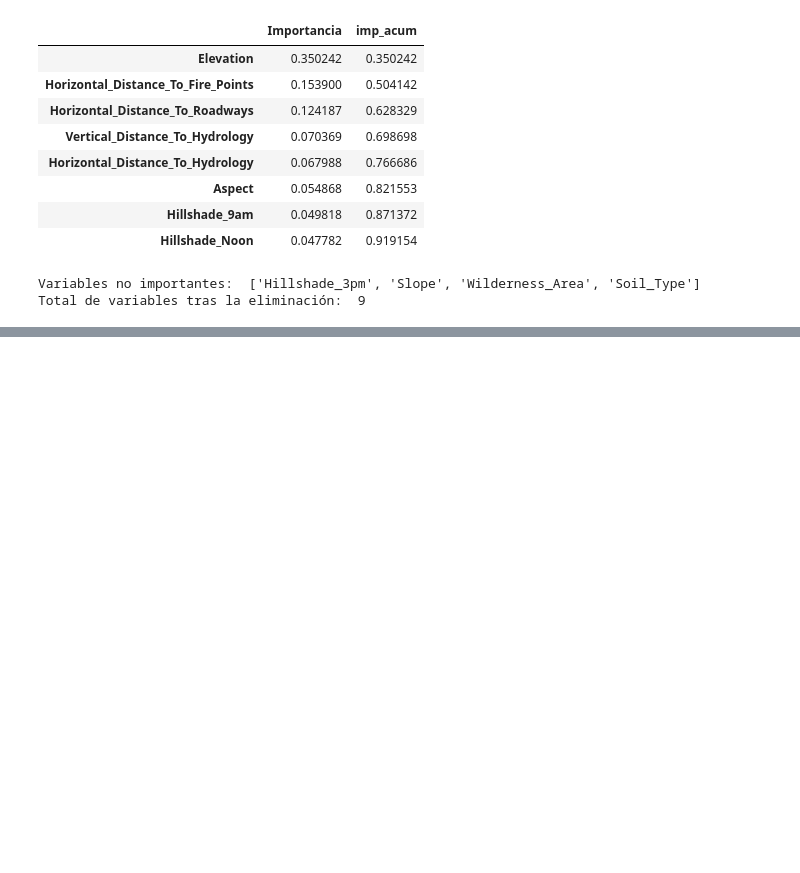
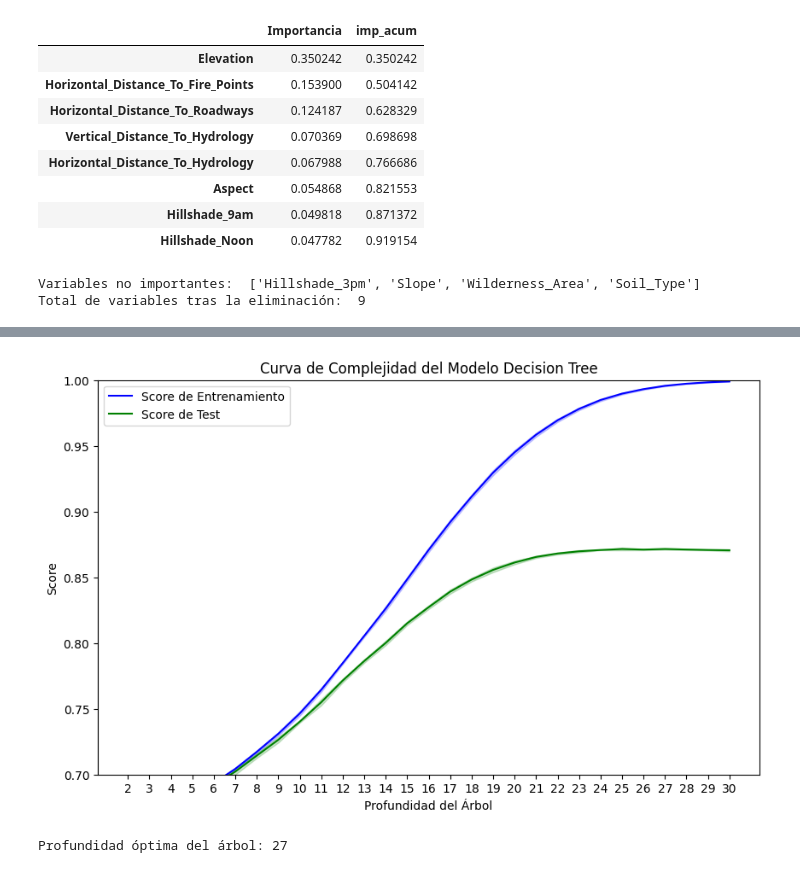
Before and after one commit to clauloro/Examen_eda, a Jupyter notebook: examen.ipynb, the cells around one changed output, grey strips where cells are left out. Saved outputs shown, nothing was run; the diff lists cells and outputs as text; code cells hidden in the pictures; blank space fills up the shorter version.

```diff
--- a/examen.ipynb
+++ b/examen.ipynb
@@ -207,0 +348,19 @@ df_bosque_f2.head()
+# %%
+from sklearn.tree import DecisionTreeClassifier
+
+# Entrenamiento del modelo Decision Tree Classifier
+dt = DecisionTreeClassifier(random_state=100)
+dt.fit(X_train, y_train)
+
+# Predicciones en el conjunto de test
+y_pred_dt = dt.predict(X_test)
+
+# Cálculo de métricas de evaluación
+accuracy_dt = accuracy_score(y_test, y_pred_dt)
+f1_dt = f1_score(y_test, y_pred_dt, average='weighted')
+classification_dt = classification_report(y_test, y_pred_dt, zero_division=0)
+
+# Mostrar las métricas
+print("Accuracy Decision Tree:", accuracy_dt)
+print("F1-score Decision Tree (average='weighted'):", f1_dt)
+print("Classification Report Decision Tree:\n", classification_dt)
@@ -207,0 +385,40 @@ df_bosque_f2.head()
+# %%
+from sklearn.model_selection import validation_curve
+
+# Definir rango de profundidades
+depth_range = range(2, 31)
+
+# Calcular la curva de complejidad
+train_scores, test_scores = validation_curve(
+    DecisionTreeClassifier(random_state=100), X_train, y_train,
+    param_name="max_depth", param_range=depth_range, cv=5,
+    scoring="accuracy", n_jobs=-1)
+
+# Calcular la media y desviación estándar de los scores de entrenamiento y test
+train_scores_mean = np.mean(train_scores, axis=1)
+train_scores_std = np.std(train_scores, axis=1)
+test_scores_mean = np.mean(test_scores, axis=1)
+test_scores_std = np.std(test_scores, axis=1)
+
+# Graficar la curva de complejidad
+plt.figure(figsize=(10, 6))
+plt.title("Curva de Complejidad del Modelo Decision Tree")
+plt.xlabel("Profundidad del Árbol")
+plt.ylabel("Score")
+plt.ylim(0.7, 1.0)
+plt.xticks(depth_range)
+plt.plot(depth_range, train_scores_mean, label="Score de Entrenamiento", color="b")
+plt.plot(depth_range, test_scores_mean, label="Score de Test", color="g")
+plt.fill_between(depth_range, train_scores_mean - train_scores_std,
+                 train_scores_mean + train_scores_std, alpha=0.2, color="b")
+plt.fill_between(depth_range, test_scores_mean - test_scores_std,
+                 test_scores_mean + test_scores_std, alpha=0.2, color="g")
+plt.legend(loc="best")
+plt.show()
+
+# Obtener la profundidad óptima
+optimal_depth = depth_range[np.argmax(test_scores_mean)]
+print("Profundidad óptima del árbol:", optimal_depth)
+# %% [output]
+[figure, added]
+Profundidad óptima del árbol: 27
```
Also changed, not shown: parts of 13 cells of this notebook.
